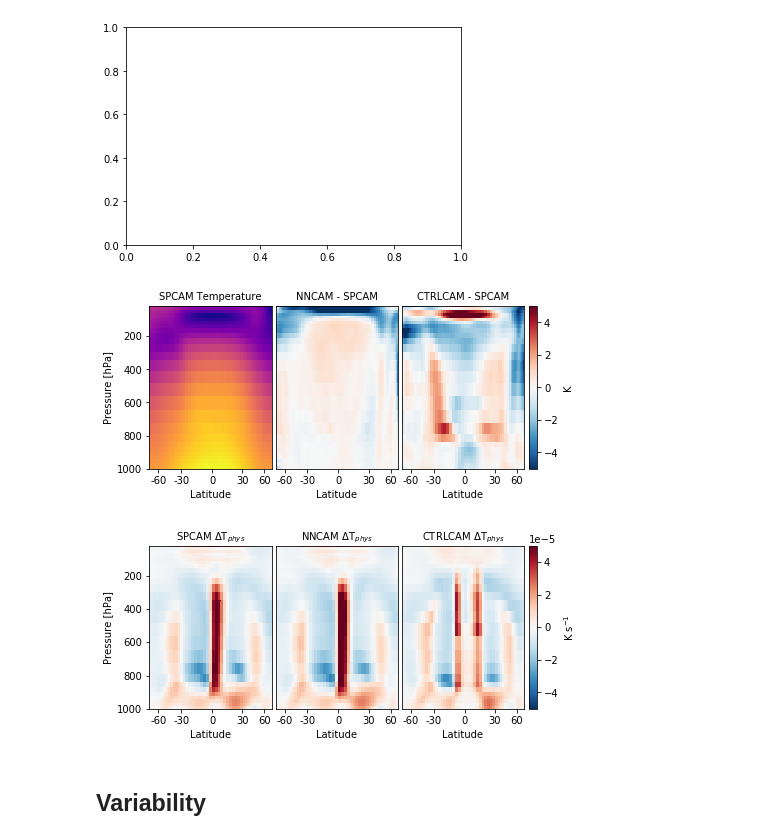
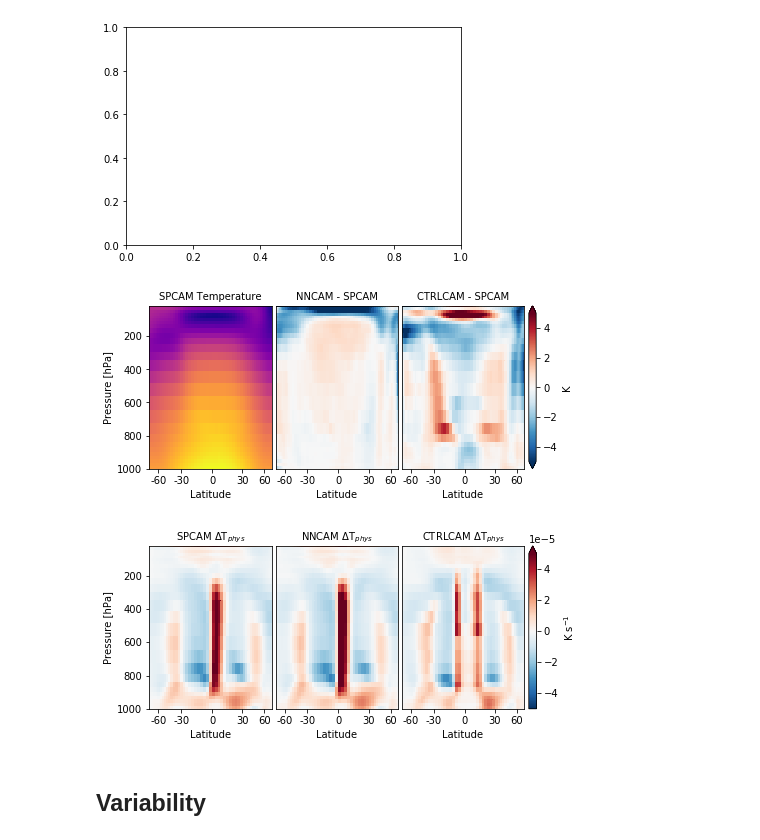
Before and after one commit to raspstephan/CBRAIN-CAM, a Jupyter notebook: notebooks/presentation/for-my-paper.ipynb, the cells around one changed output. Drawn from its saved outputs; the diff is of its cells as text; code cells hidden in the pictures.

Commit message:
More plots for paper

```diff
--- a/notebooks/presentation/for-my-paper.ipynb
+++ b/notebooks/presentation/for-my-paper.ipynb
@@ -107,18 +107,18 @@ _, ax = plt.subplots()
 # %%
 fig, axs = plt.subplots(1, 3, figsize=(pagewidth, 3))
 temps[0].plot(ax=axs[0], yincrease=False, add_colorbar=False, cmap='plasma')
 temps[1].plot(ax=axs[1], yincrease=False, add_colorbar=False, vmin=-5, vmax=5, cmap='RdBu_r')
 im = temps[2].plot(ax=axs[2], yincrease=False, add_colorbar=False, vmin=-5, vmax=5, cmap='RdBu_r')
 [ax.set_xticks(gw_lats) for ax in axs.flat]; [ax.set_xticklabels(label_lats) for ax in axs.flat];
 [ax.set_yticks([]) for ax in axs.flat[1:]]; [ax.set_ylabel('') for ax in axs.flat[1:]];
 axs[0].set_ylabel('Pressure [hPa]'); [ax.set_xlabel('Latitude') for ax in axs.flat]
 plt.subplots_adjust(wspace=0.03)
-cb = fig.colorbar(im, ax=axs.flat, pad=0.01); cb.set_label('K')
+cb = fig.colorbar(im, ax=axs.flat, pad=0.01, extend='both'); cb.set_label('K')
 axs[0].set_title('SPCAM Temperature', fontsize=10)
 axs[1].set_title('NNCAM - SPCAM', fontsize=10)
 axs[2].set_title('CTRLCAM - SPCAM', fontsize=10);
 # %% [output]
-[figure, old version]
+[figure, new version]
 # %%
 tphys = [h0s[e]['TPHYSTND'].sel(time=slice(30, None)).isel(lev=slice(3,None)).mean(('time', 'lon')).compute() for e in exps_ak]
 # %%
@@ -132,14 +132,14 @@ im = tphys[2].plot(ax=axs[2], yincrease=False, add_colorbar=False, vmin=-5e-5, v
 [ax.set_yticks([]) for ax in axs.flat[1:]]; [ax.set_ylabel('') for ax in axs.flat[1:]];
 axs[0].set_ylabel('Pressure [hPa]'); [ax.set_xlabel('Latitude') for ax in axs.flat]
 plt.subplots_adjust(wspace=0.03)
-cb = fig.colorbar(im, ax=axs.flat, pad=0.01); cb.set_label(r'K s$^{-1}$')
+cb = fig.colorbar(im, ax=axs.flat, pad=0.01, extend='max'); cb.set_label(r'K s$^{-1}$')
 cb.formatter.set_powerlimits((0, 0)); cb.update_ticks()
 cb.ax.yaxis.set_offset_position('left')
 axs[0].set_title(r'SPCAM $\Delta$T$_{phys}$', fontsize=10)
 axs[1].set_title(r'NNCAM $\Delta$T$_{phys}$', fontsize=10)
 axs[2].set_title(r'CTRLCAM $\Delta$T$_{phys}$', fontsize=10);
 # %% [output]
-[figure, old version]
+[figure, new version]
 # %% [markdown]
 ## Variability
 # %%
```
Also changed, not shown: parts of 8 cells of this notebook.
